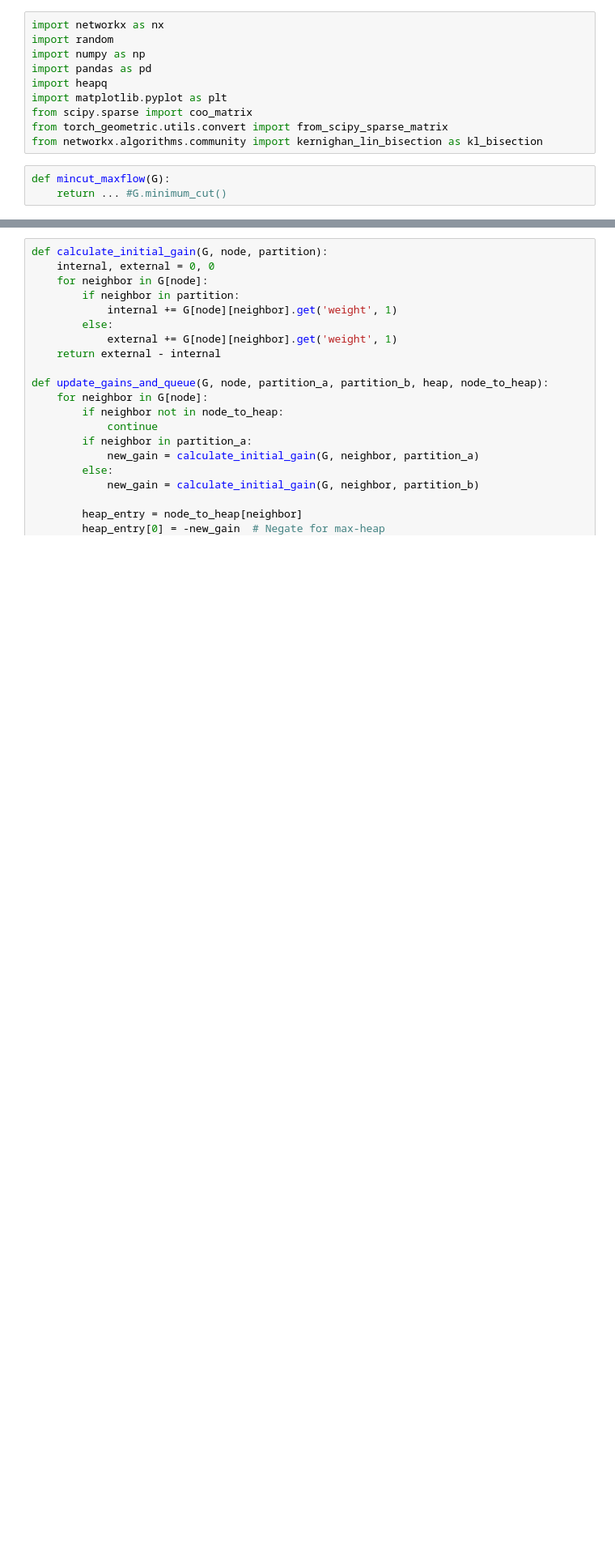
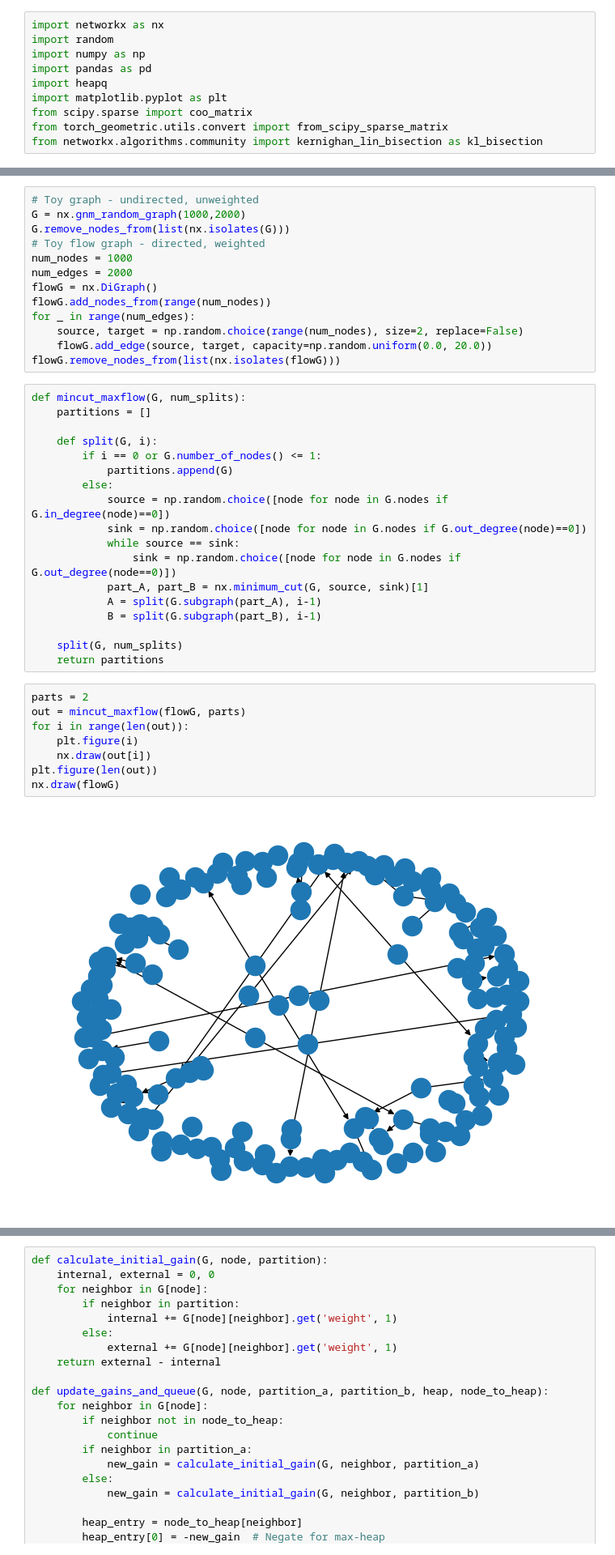
Before and after one commit to UCSD-Qualcomm-B07-Group-2/Biased-Batch-Learning-Strategy, a Jupyter notebook: src/partitioning-algorithms.ipynb, the cells around one changed output, grey strips where cells are left out. Shown at 81% size. Saved outputs shown, nothing was run; the diff lists cells and outputs as text; blank space fills up the shorter version.

```diff
--- a/src/partitioning-algorithms.ipynb
+++ b/src/partitioning-algorithms.ipynb
@@ -8,6 +8,3 @@ import matplotlib.pyplot as plt
 from scipy.sparse import coo_matrix
 from torch_geometric.utils.convert import from_scipy_sparse_matrix
 from networkx.algorithms.community import kernighan_lin_bisection as kl_bisection
-# %%
-def mincut_maxflow(G):
-    return ... #G.minimum_cut()
@@ -15,0 +11,41 @@ G = nx.gnm_random_graph(1000,2000)
+# %%
+# Toy graph - undirected, unweighted
+G = nx.gnm_random_graph(1000,2000)
+G.remove_nodes_from(list(nx.isolates(G)))
+# Toy flow graph - directed, weighted
+num_nodes = 1000
+num_edges = 2000
+flowG = nx.DiGraph()
+flowG.add_nodes_from(range(num_nodes))
+for _ in range(num_edges):
+    source, target = np.random.choice(range(num_nodes), size=2, replace=False)
+    flowG.add_edge(source, target, capacity=np.random.uniform(0.0, 20.0))
+flowG.remove_nodes_from(list(nx.isolates(flowG)))
+# %%
+def mincut_maxflow(G, num_splits):
+    partitions = []
+
+    def split(G, i):
+        if i == 0 or G.number_of_nodes() <= 1:
+            partitions.append(G)
+        else:
+            source = np.random.choice([node for node in G.nodes if G.in_degree(node)==0])
+            sink = np.random.choice([node for node in G.nodes if G.out_degree(node)==0])
+            while source == sink:
+                sink = np.random.choice([node for node in G.nodes if G.out_degree(node==0)])
+            part_A, part_B = nx.minimum_cut(G, source, sink)[1]
+            A = split(G.subgraph(part_A), i-1)
+            B = split(G.subgraph(part_B), i-1)
+
+    split(G, num_splits)
+    return partitions
+# %%
+parts = 2
+out = mincut_maxflow(flowG, parts)
+for i in range(len(out)):
+    plt.figure(i)
+    nx.draw(out[i])
+plt.figure(len(out))
+nx.draw(flowG)
+# %% [output]
+[figure, added]
```
Also changed, not shown: parts of 6 cells of this notebook.
